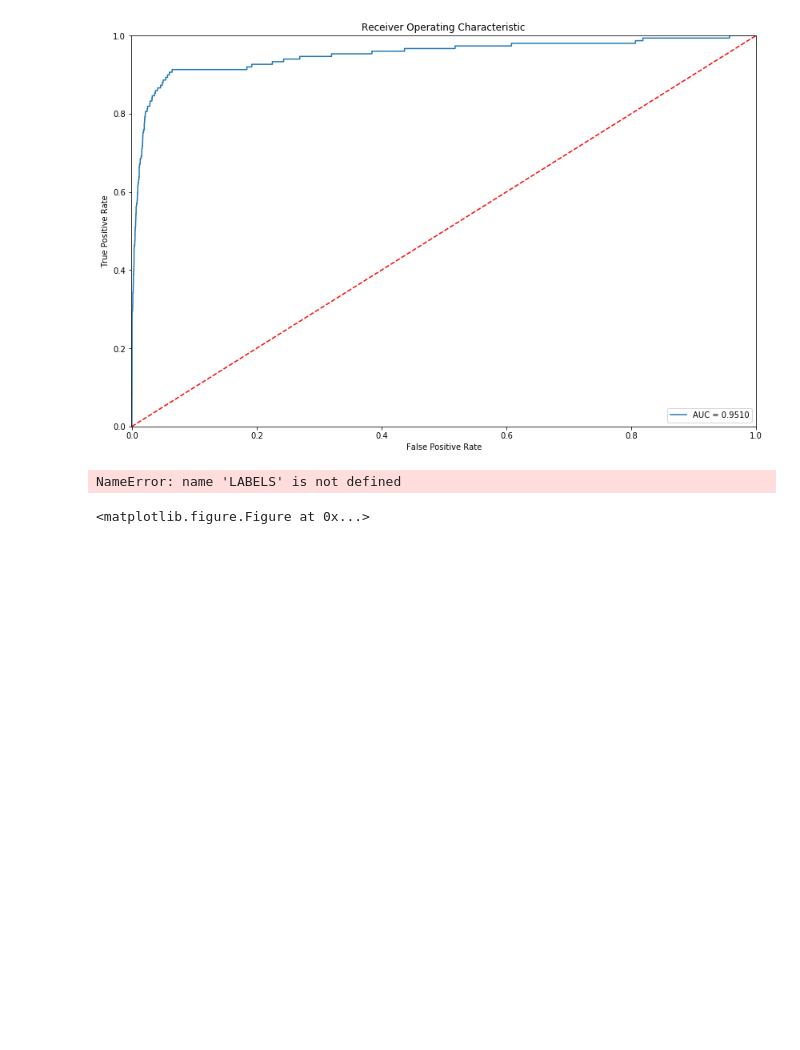
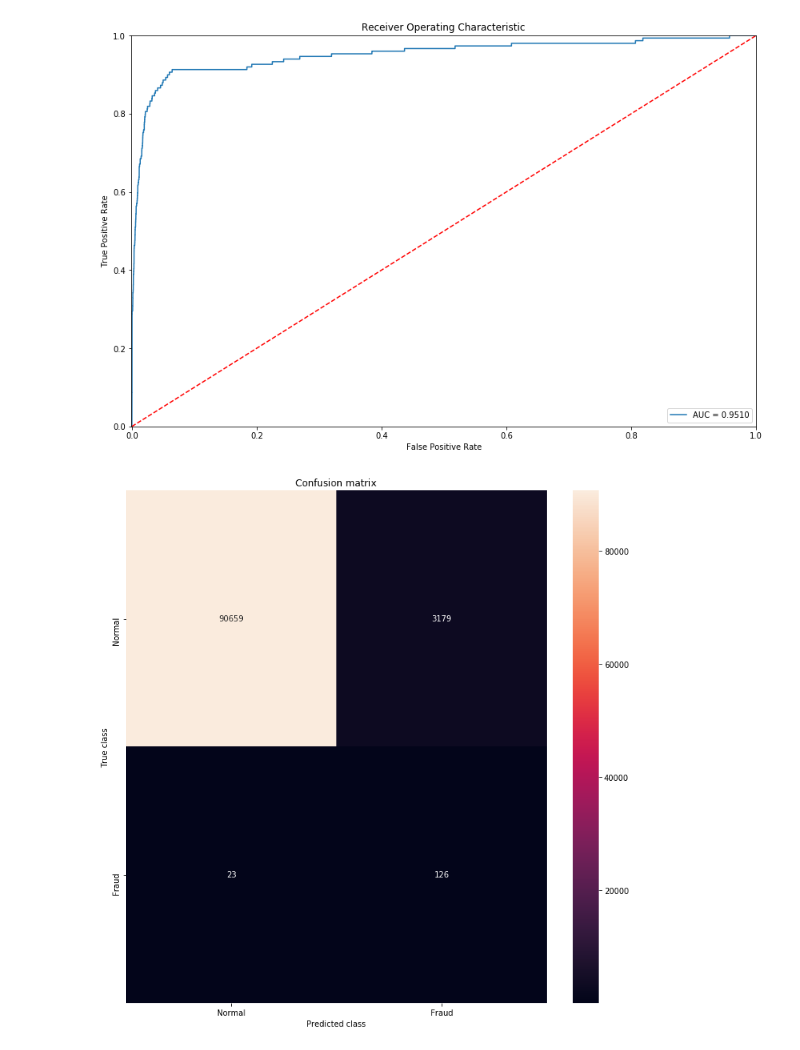
Before and after one commit to guibrunhole/unicamp, a Jupyter notebook: mc866/final-project/Projeto Final MC886 - Neural Networks.ipynb, the cells around one changed output. Saved outputs shown, nothing was run; the diff lists cells and outputs as text; code cells hidden in the pictures; blank space fills up the shorter version.

```diff
--- a/mc866/final-project/Projeto Final MC886 - Neural Networks.ipynb
+++ b/mc866/final-project/Projeto Final MC886 - Neural Networks.ipynb
@@ -397,15 +397,15 @@ plt.show();
 [figure]
 # %%
 threshold = 2.9
+LABELS = ["Normal", "Fraud"]
 
 y_pred = [1 if e > threshold else 0 for e in error_df.reconstruction_error.values]
 conf_matrix = confusion_matrix(error_df.true_class, y_pred)
 plt.figure(figsize=(12, 12))
 sns.heatmap(conf_matrix, xticklabels=LABELS, yticklabels=LABELS, annot=True, fmt="d");
 plt.title("Confusion matrix")
 plt.ylabel('True class')
 plt.xlabel('Predicted class')
 plt.show()
 # %% [output]
-NameError: name 'LABELS' is not defined
-<matplotlib.figure.Figure at 0x...>
+[figure, added]
```
Also changed, not shown: 1 other file.
